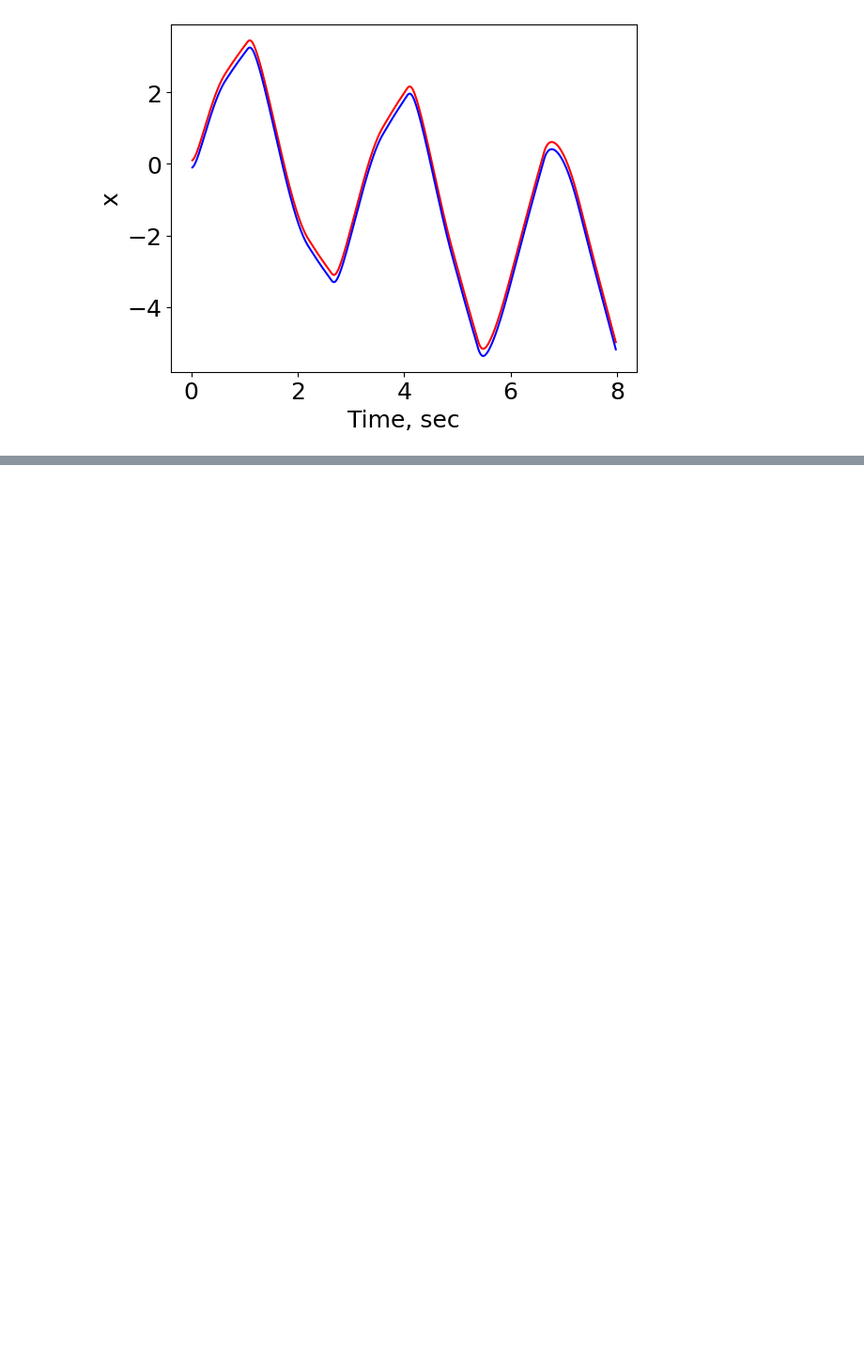
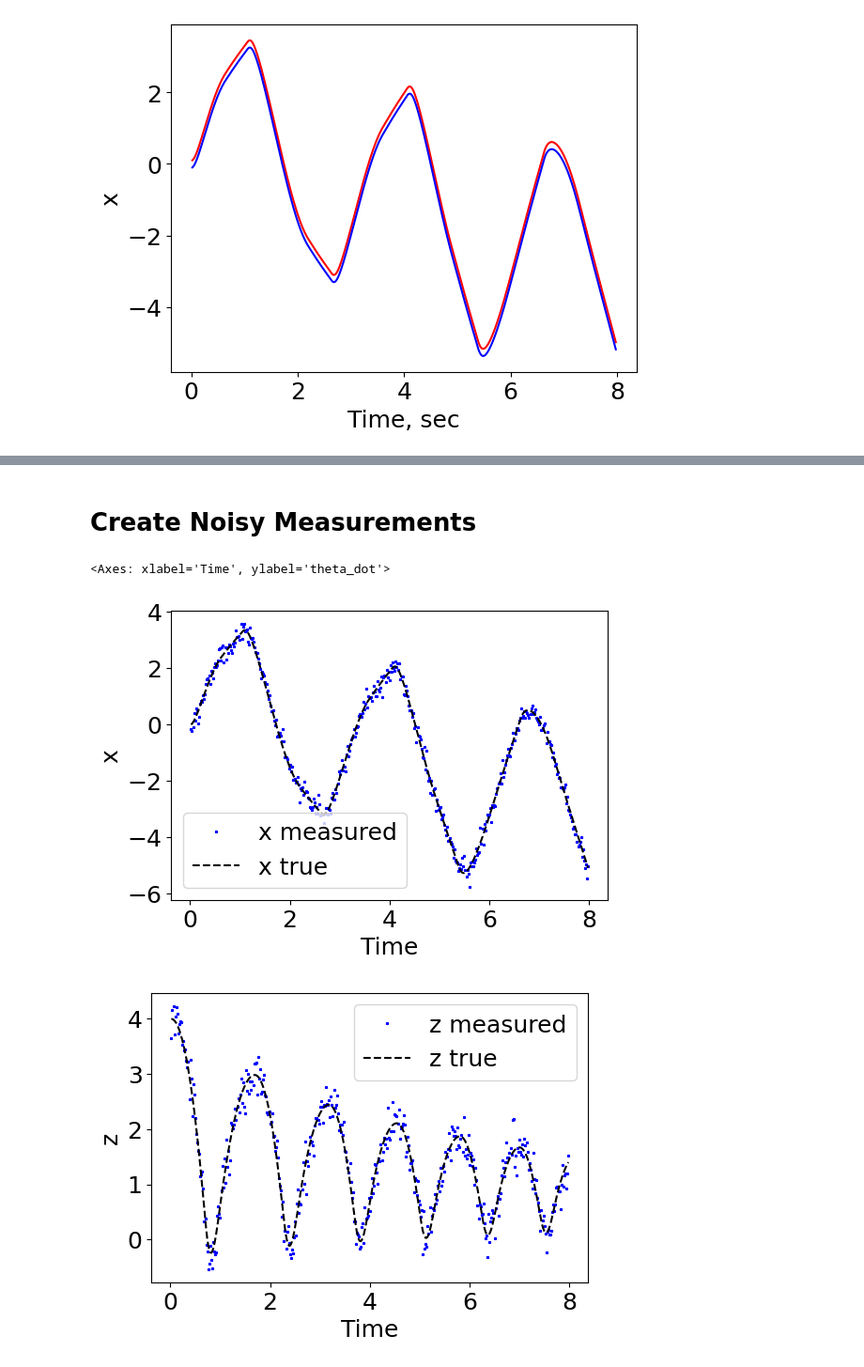
Before and after one commit to tylerjohnbecker/Nonlinear_and_Data_Driven_Estimation, a Jupyter notebook: BouncingBall.ipynb, the cells around one changed output, grey strips where cells are left out. Shown at 94% size. Saved outputs shown, nothing was run; the diff lists cells and outputs as text; code cells hidden in the pictures; blank space fills up the shorter version.

```diff
--- a/BouncingBall.ipynb
+++ b/BouncingBall.ipynb
@@ -979,0 +949,19 @@ fig.subplots_adjust(left=None, bottom=None, right=None, top=None, wspace=0.3, hs
+# %% [markdown]
+
+# Create Noisy Measurements
+# %%
+measurement_noise_stds = {
+    'x': 0.2,
+    'z': 0.2,
+    'theta_dot': 0.1
+}
+# %%
+y_noisy = {key : open_loop_sim[1][key] + np.random.normal(0, measurement_noise_stds[key], len(open_loop_sim[1][key])) for key in measurement_noise_stds.keys()}
+# %%
+plot_tme(t_sim, open_loop_sim[1]['x'], y_noisy['x'], label_var='x')
+plot_tme(t_sim, open_loop_sim[1]['z'], y_noisy['z'], label_var='z')
+plot_tme(t_sim, open_loop_sim[1]['theta_dot'], y_noisy['theta_dot'], label_var='theta_dot')
+# %% [output]
+<Axes: xlabel='Time', ylabel='theta_dot'>
+[figure, added]
+[figure, added]
```
Also changed, not shown: parts of 36 cells of this notebook.
